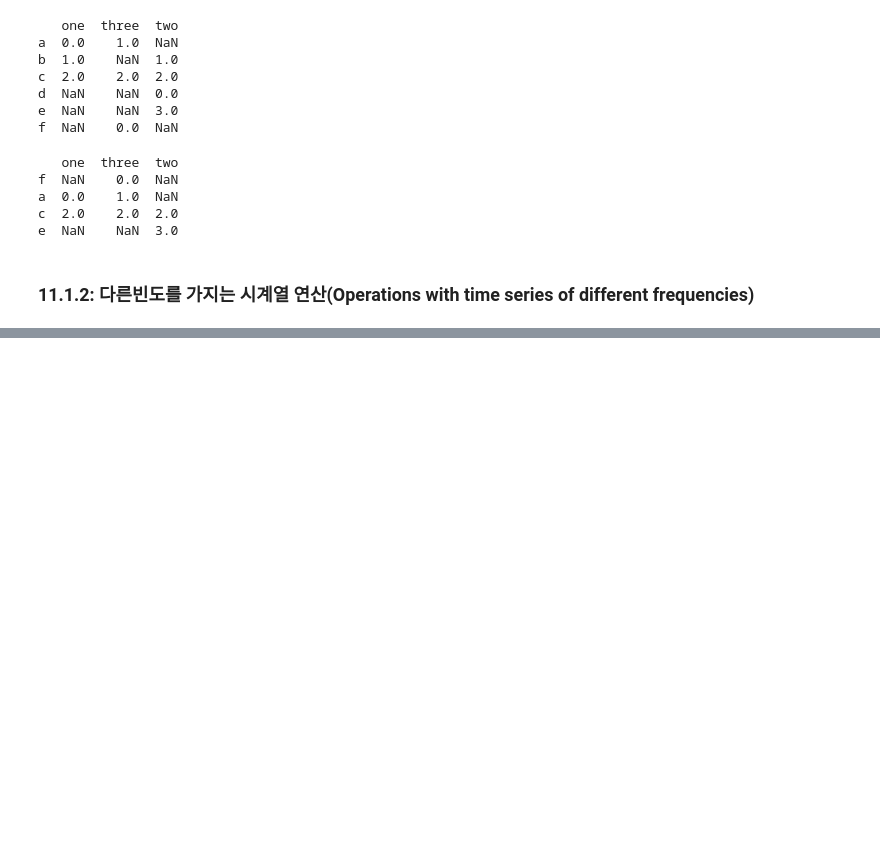
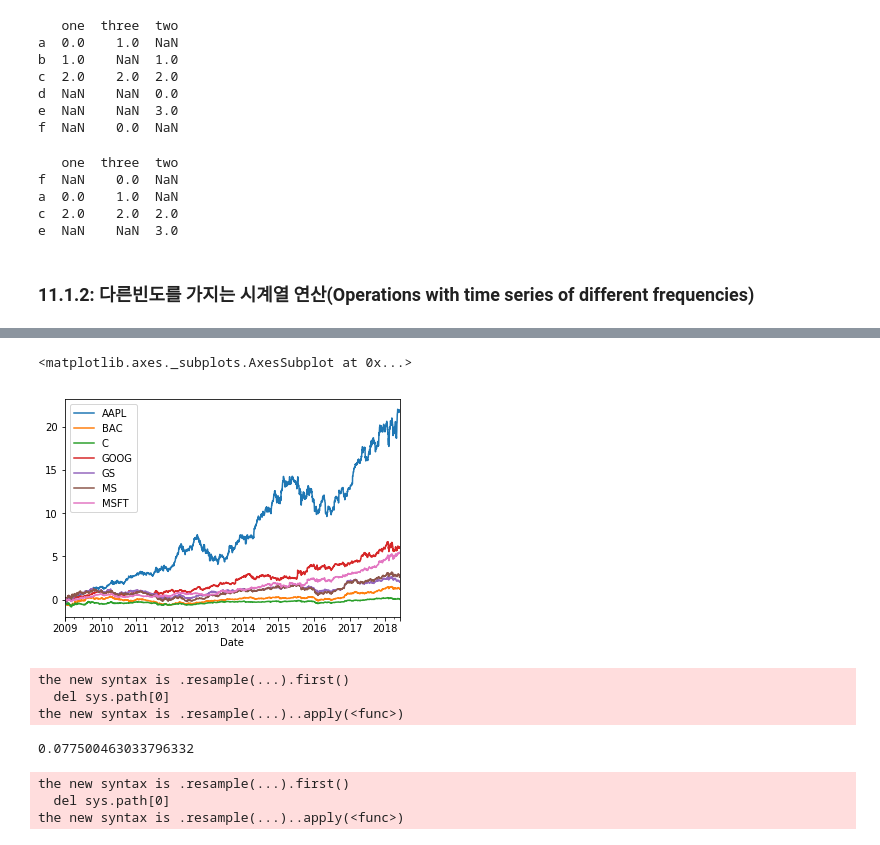
Before and after one commit to eunhwany/ML_Study, a Jupyter notebook: pydataAnalysis/Chap11_Financial and Economic Data Applications.ipynb, the cells around one changed output, grey strips where cells are left out. Saved outputs shown, nothing was run; the diff lists cells and outputs as text; code cells hidden in the pictures; blank space fills up the shorter version.

```diff
--- a/pydataAnalysis/Chap11_Financial and Economic Data Applications.ipynb
+++ b/pydataAnalysis/Chap11_Financial and Economic Data Applications.ipynb
@@ -121,0 +942,7 @@ e  NaN    NaN  3.0
+# %%
+px = px.asfreq('B').fillna(method='pad')
+rets = px.pct_change()
+((1 + rets).cumprod()-1).plot()
+# %% [output]
+<matplotlib.axes._subplots.AxesSubplot at 0x...>
+[figure, added]
@@ -121,0 +974,24 @@ e  NaN    NaN  3.0
+# %%
+strat_sr(px, 70, 30)
+# %% [output]
+the new syntax is .resample(...).first()
+  del sys.path[0]
+the new syntax is .resample(...)..apply(<func>)
+0.077500463033796332
+# %%
+# 매개변수 그리드 위에서 strat_sr함수를 수행 후 defaultdict에 저장하고 dataframe으로 만듦.
+from collections import defaultdict
+lookbacks = range(20,90,5)
+holdings = range(20,90,5)
+dd = defaultdict(dict)
+for lb in lookbacks:
+    for hold in holdings:
+        dd[lb][hold] = strat_sr(px,lb,hold)
+
+ddf = DataFrame(dd)
+ddf.index.name = 'Holding Period'
+ddf.columns.name = 'Lookback Period'
+# %% [output]
+the new syntax is .resample(...).first()
+  del sys.path[0]
+the new syntax is .resample(...)..apply(<func>)
```
Also changed, not shown: parts of 80 cells of this notebook, 1 other file.
